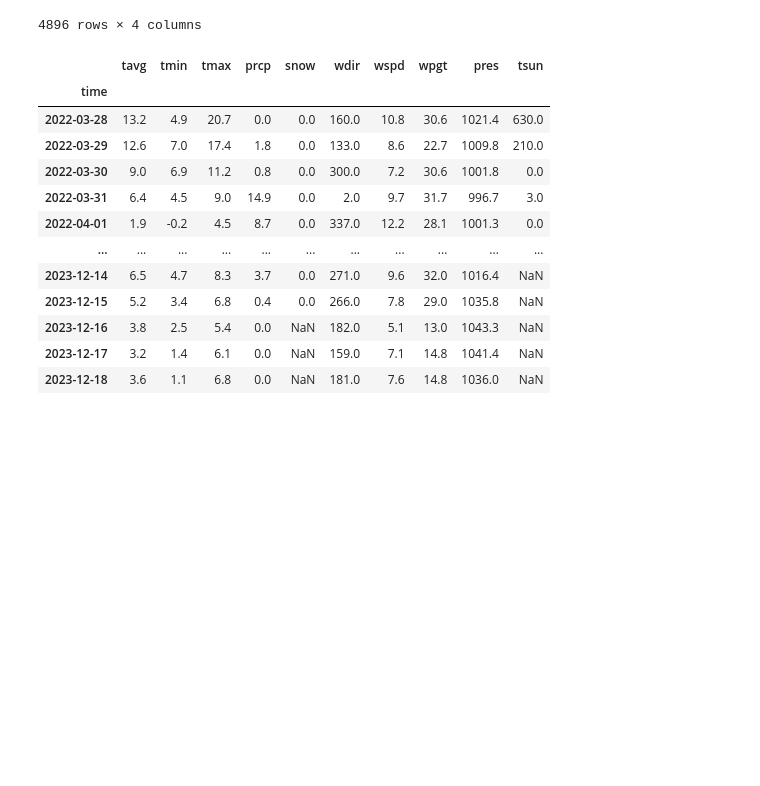
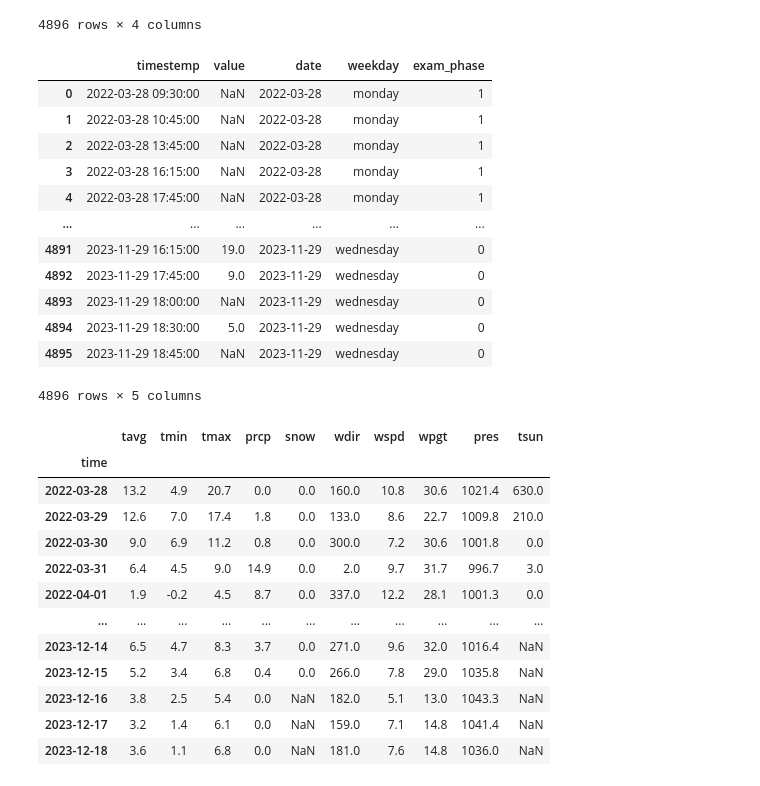
Before and after one commit to PatrykGadziomski/Visitor-prediction, a Jupyter notebook: Project_with_new_data.ipynb, the cells around one changed output. Saved outputs shown, nothing was run; the diff lists cells and outputs as text; code cells hidden in the pictures; blank space fills up the shorter version.

Commit message:
new feature: exam_phase

```diff
--- a/Project_with_new_data.ipynb
+++ b/Project_with_new_data.ipynb
@@ -169,6 +153,49 @@ visitor_data
 | 4894 | 2023-11-29 18:30:00 | 5.0 | 2023-11-29 | wednesday |
 | 4895 | 2023-11-29 18:45:00 | NaN | 2023-11-29 | wednesday |
 4896 rows × 4 columns
+# %%
+# Vorlesungspahse = 0, Pfürungsphase = 1
+exam_phase_ws_2022_begin = datetime.datetime(2022, 2, 10)
+exam_phase_ws_2022_end = datetime.datetime(2022, 3, 31)
+
+exam_phase_ss_2023_begin = datetime.datetime(2023, 7, 20)
+exam_phase_ss_2023_end = datetime.datetime(2023, 9, 30)
+
+exam_phase_ws_2023_begin = datetime.datetime(2023, 2, 10)
+exam_phase_ws_2023_end = datetime.datetime(2023, 3, 31)
+# %%
+visitor_data
+
+exam_phase_list = []
+
+for timestemp in visitor_data['timestemp']:
+    if timestemp >= exam_phase_ws_2022_begin and timestemp <= exam_phase_ws_2022_end:
+        exam_phase_list.append(1)
+    elif timestemp >= exam_phase_ss_2023_begin and timestemp <= exam_phase_ss_2023_end:
+        exam_phase_list.append(1)
+    elif timestemp >= exam_phase_ws_2023_begin and timestemp <= exam_phase_ws_2023_end:
+        exam_phase_list.append(1)
+    else:
+        exam_phase_list.append(0)
+
+exam_phase_list
+
+visitor_data['exam_phase'] = exam_phase_list
+visitor_data
+# %% [output]
+|  | timestemp | value | date | weekday | exam_phase |
+| 0 | 2022-03-28 09:30:00 | NaN | 2022-03-28 | monday | 1 |
+| 1 | 2022-03-28 10:45:00 | NaN | 2022-03-28 | monday | 1 |
+| 2 | 2022-03-28 13:45:00 | NaN | 2022-03-28 | monday | 1 |
+| 3 | 2022-03-28 16:15:00 | NaN | 2022-03-28 | monday | 1 |
+| 4 | 2022-03-28 17:45:00 | NaN | 2022-03-28 | monday | 1 |
+| ... | ... | ... | ... | ... | ... |
+| 4891 | 2023-11-29 16:15:00 | 19.0 | 2023-11-29 | wednesday | 0 |
+| 4892 | 2023-11-29 17:45:00 | 9.0 | 2023-11-29 | wednesday | 0 |
+| 4893 | 2023-11-29 18:00:00 | NaN | 2023-11-29 | wednesday | 0 |
+| 4894 | 2023-11-29 18:30:00 | 5.0 | 2023-11-29 | wednesday | 0 |
+| 4895 | 2023-11-29 18:45:00 | NaN | 2023-11-29 | wednesday | 0 |
+4896 rows × 5 columns
 # %%
 # Get the weather data until today
 today_year = int(str(datetime.datetime.today())[0:4])
```
Also changed, not shown: parts of 2 cells of this notebook.
